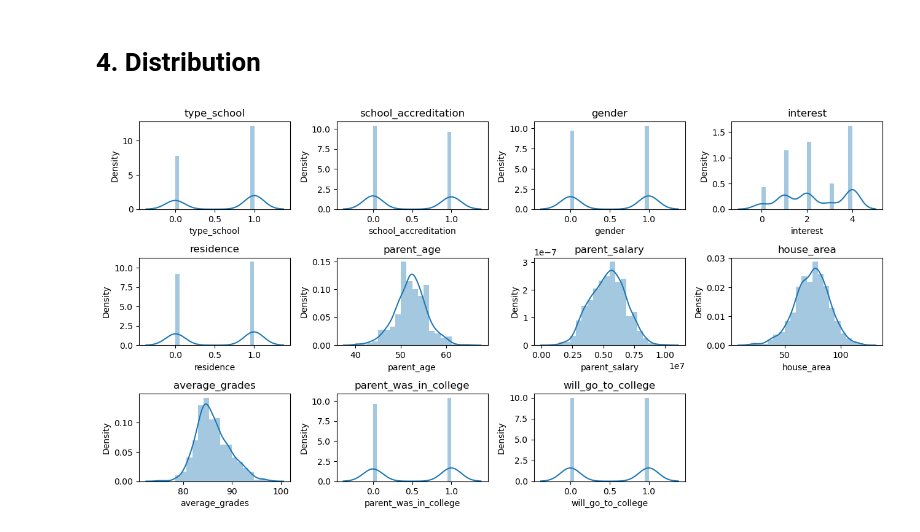
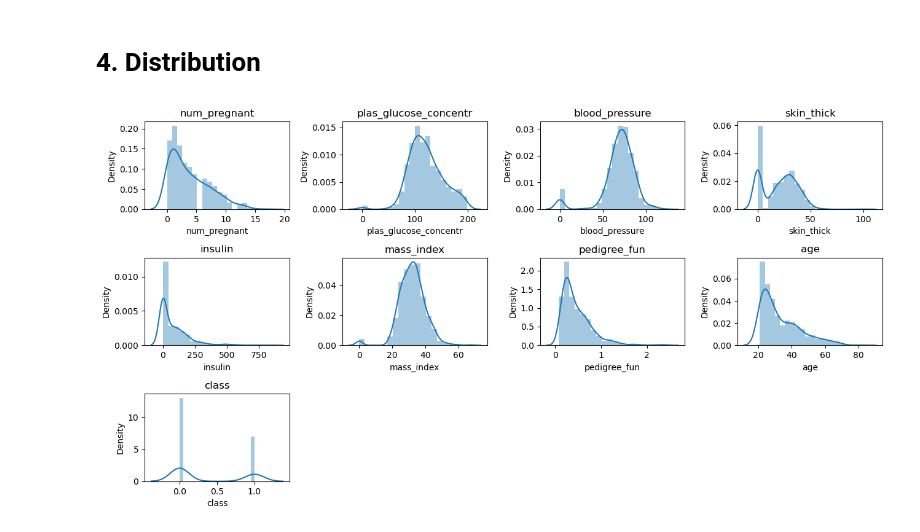
Before and after one commit to FilipLangiewicz/AutoMLTunability, a Jupyter notebook: code/EDA/EDA_diabetes.ipynb, the cells around one changed output. Cells and saved outputs as stored; diff of their text form; code cells hidden in the pictures.

```diff
--- a/code/EDA/EDA_diabetes.ipynb
+++ b/code/EDA/EDA_diabetes.ipynb
@@ -8,7 +8,7 @@ warnings.filterwarnings("ignore")
 # %%
 import pandas as pd
 
-college_df = pd.read_csv('../../data/college.csv')
+diabetes_df = pd.read_csv('../../data/diabetes.csv')
 # %% [markdown]
 # 2. Basic info
 # %%
@@ -58,6 +56,6 @@ college_df.agg(['min', 'max'])
 # %%
 # Show unique values in columns:
 
-for column in college_df.columns:
-    print(f"Unique values in '{column}':", college_df[column].unique())
+for column in diabetes_df.columns:
+    print(f"Unique values in '{column}':", diabetes_df[column].unique())
 # %% [output]
@@ -158,0 +173,7 @@ college_df.head()
+# %%
+# mapping string values to numbers
+diabetes_df['class'] = diabetes_df['class'].map({'tested_positive': 1,
+                                                 'tested_negative': 0})
+
+
+diabetes_df.head()
@@ -171,15 +199,15 @@ sns.heatmap(data=correlation, annot=True, cmap='coolwarm')
 # %%
 r = 6
 c = 4
 
 plt.figure(figsize=(13, 13))
 
-for i, column in enumerate(college_df.columns):
+for i, column in enumerate(diabetes_df.columns):
     plt.subplot(r, c, i+1)
-    dis_dist = sns.distplot(college_df[column], bins=20)
+    dis_dist = sns.distplot(diabetes_df[column], bins=20)
     dis_dist.set_title(f'{column}')
 
 plt.tight_layout()
 plt.show()
 # %% [output]
-[figure, old version]
+[figure, new version]
```
Also changed, not shown: parts of 15 cells of this notebook, 1 other file.
